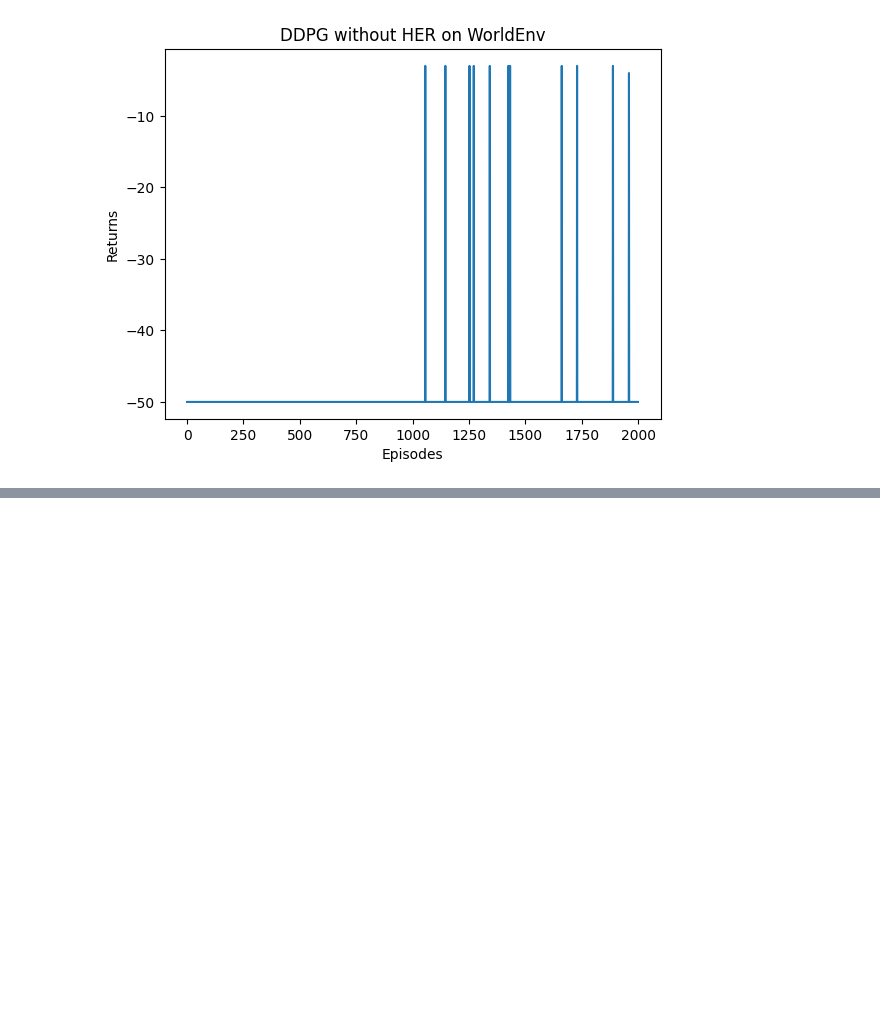
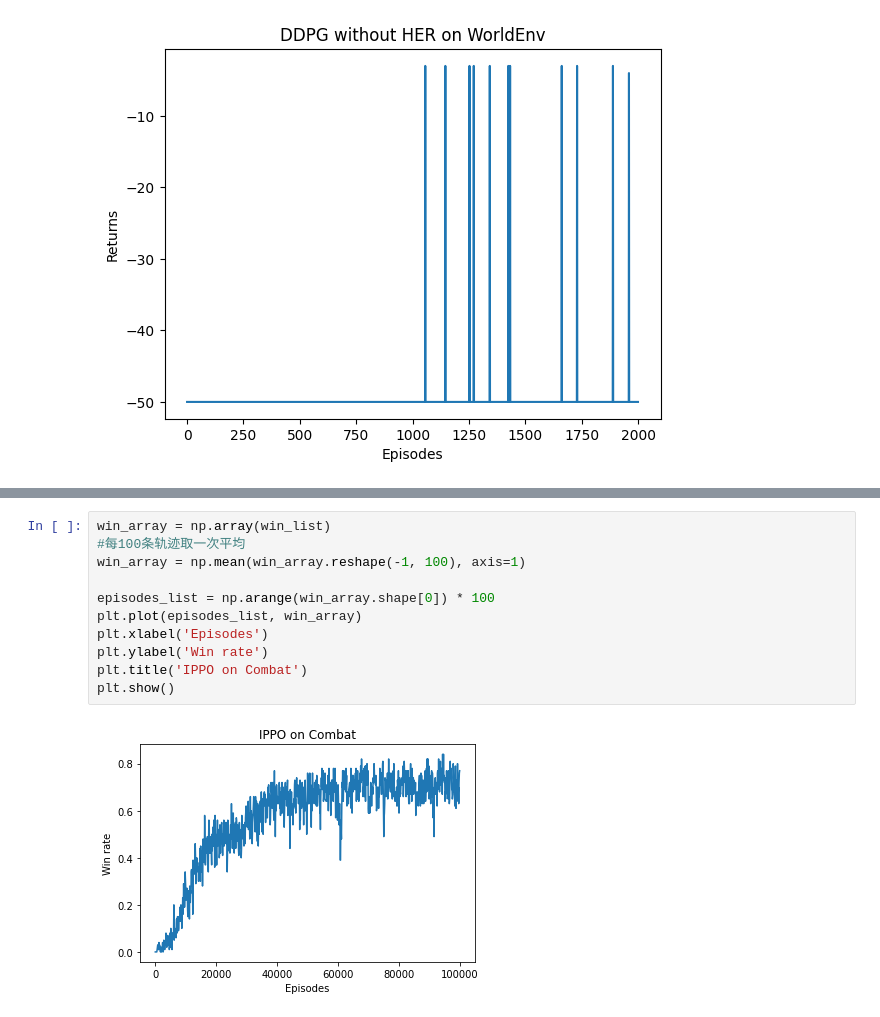
Before and after one commit to lanceyliao/Hands-on-RL, a Jupyter notebook: 合集.ipynb, the cells around one changed output, grey strips where cells are left out. Cells and saved outputs as stored; diff of their text form; blank space fills up the shorter version.

```diff
--- a/合集.ipynb
+++ b/合集.ipynb
@@ -6175,0 +6405,13 @@ plt.show()
+# %%
+win_array = np.array(win_list)
+#每100条轨迹取一次平均
+win_array = np.mean(win_array.reshape(-1, 100), axis=1)
+
+episodes_list = np.arange(win_array.shape[0]) * 100
+plt.plot(episodes_list, win_array)
+plt.xlabel('Episodes')
+plt.ylabel('Win rate')
+plt.title('IPPO on Combat')
+plt.show()
+# %% [output]
+[figure, added]
```
Also changed, not shown: parts of 9 cells of this notebook.
